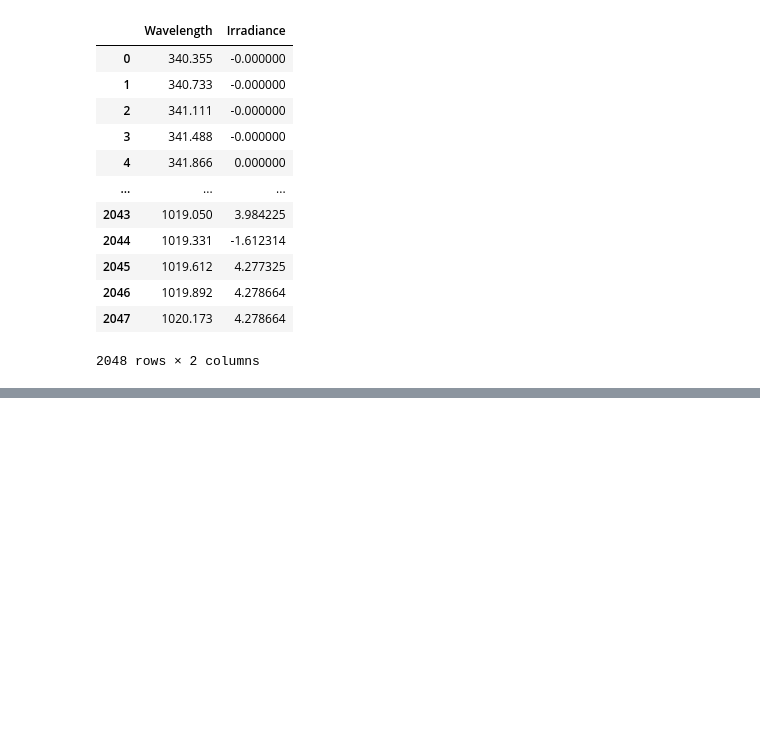
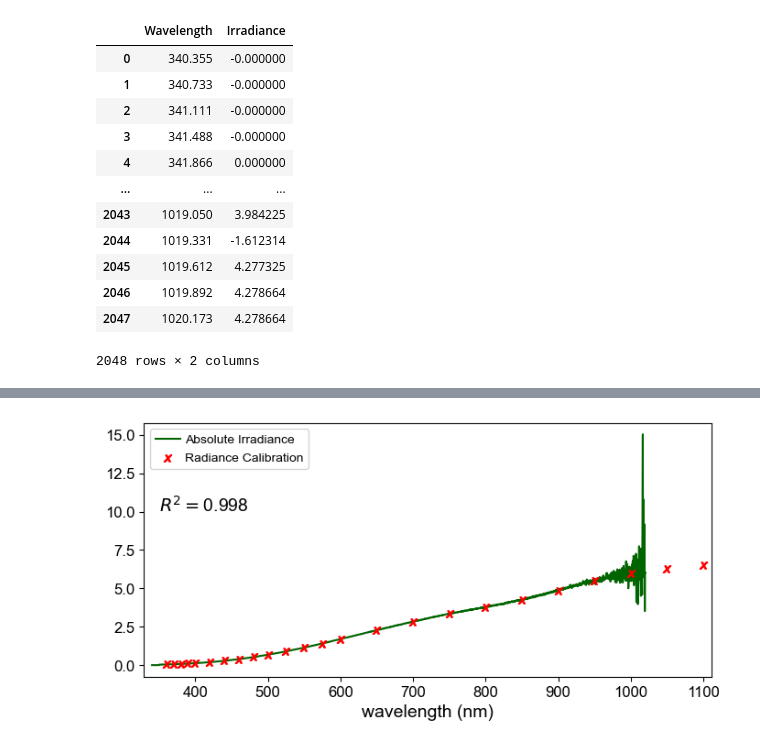
Before and after one commit to AyomiT1st/python, a Jupyter notebook: git.ipynb, the cells around one changed output, grey strips where cells are left out. Saved outputs shown, nothing was run; the diff lists cells and outputs as text; code cells hidden in the pictures; blank space fills up the shorter version.

```diff
--- a/git.ipynb
+++ b/git.ipynb
@@ -225,0 +387,23 @@ plt.show()
+# %%
+# ----------------- Calculate the correlation between both variables -----------------
+# Downsample the irradiance to match the calibration file to calculate correlation
+rd_wvlgth = df7.Wavelength.to_numpy()
+rd_wvlgth = rd_wvlgth[rd_wvlgth<=1000]
+ds_ird = interp1d(df8.Wavelength,df8.Irradiance,kind='nearest')(rd_wvlgth)
+
+# R2 correlation
+r2 = (np.corrcoef(ds_ird,df7.Radiance[:-2])[0, 1])**2
+
+# -------------------------------- Make the plot --------------------------------
+fig = plt.figure(figsize=(8,3.6))
+ax = fig.add_subplot(111)
+fs = 10
+ax.plot(df8.Wavelength,df8.Irradiance,c='darkgreen',label='Absolute Irradiance')
+ax.text(350, 10, r'$R^2 = $'+f'{r2:.3f}',size=fs+4)
+ax.scatter(df7.Wavelength,df7.Radiance,zorder=2,marker='$x$',label='Radiance Calibration', color = 'r')
+ax.margins(x=0.015),ax.legend(loc='upper left',handletextpad=0.3,fontsize=fs)
+ax.set_xlabel('wavelength (nm)',size=fs+4)
+
+plt.savefig('Lab_04_Q_04.png', dpi=200, facecolor='white', edgecolor='none', bbox_inches='tight')
+# %% [output]
+[figure, added]
```
Also changed, not shown: parts of 15 cells of this notebook.
